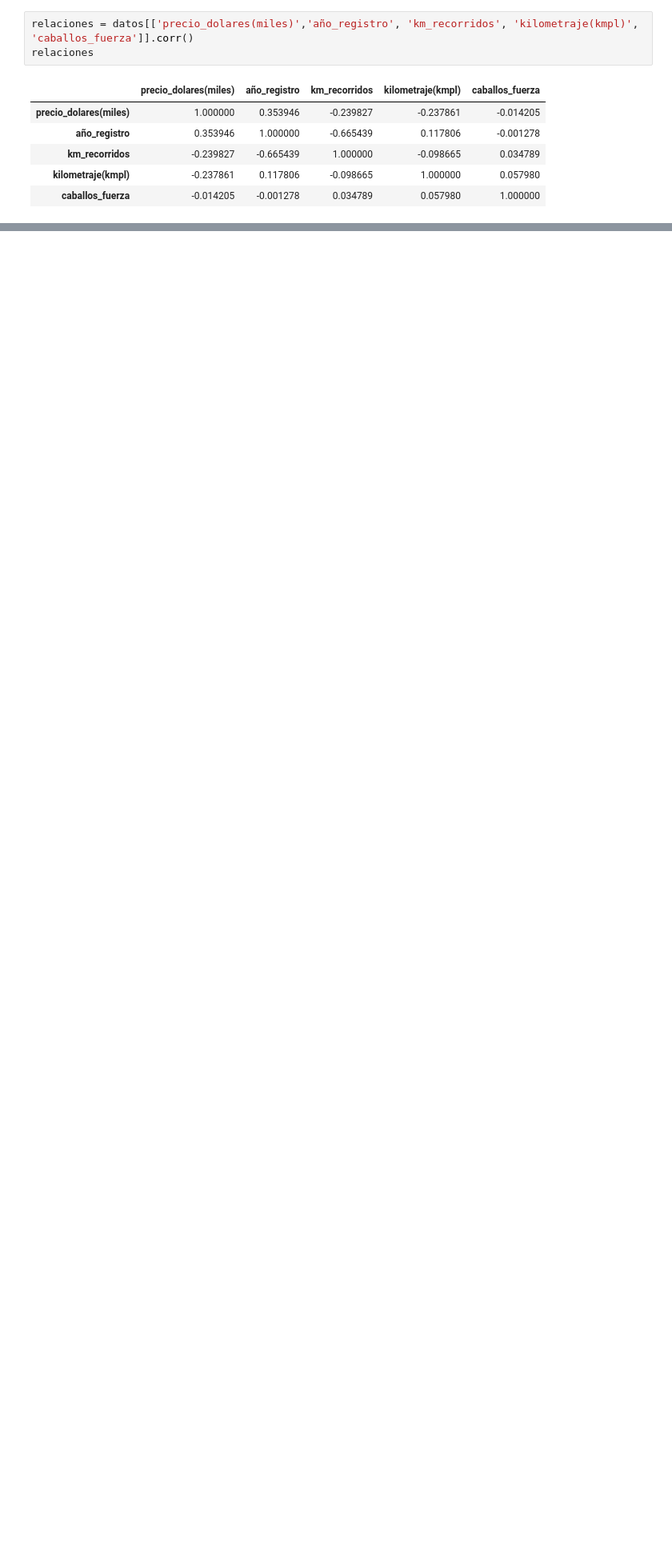
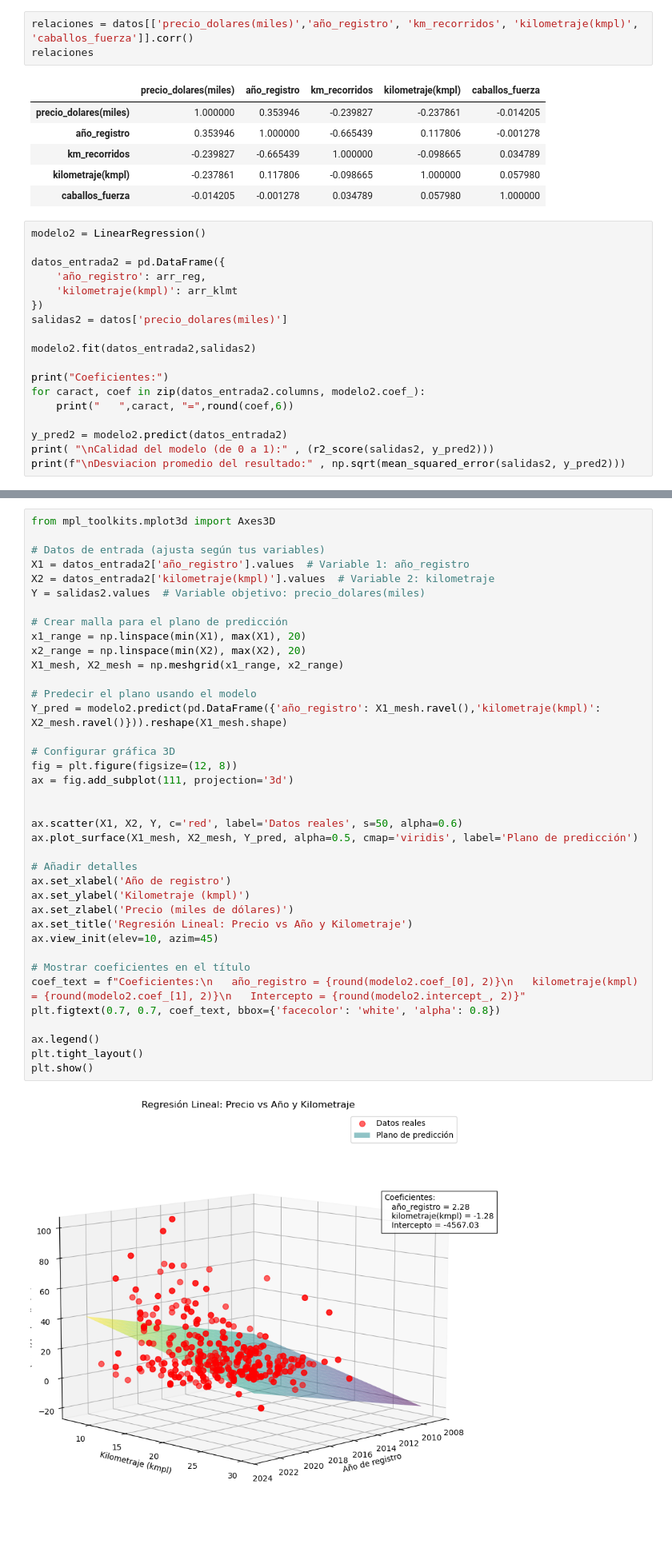
Before and after one commit to Viernes137/ProyectoIA, a Jupyter notebook: Proyecto.ipynb, the cells around one changed output, grey strips where cells are left out. Shown at 80% size. Saved outputs shown, nothing was run; the diff lists cells and outputs as text; blank space fills up the shorter version.

```diff
--- a/Proyecto.ipynb
+++ b/Proyecto.ipynb
@@ -158,3 +142,21 @@ relaciones
 | km_recorridos | -0.239827 | -0.665439 | 1.000000 | -0.098665 | 0.034789 |
 | kilometraje(kmpl) | -0.237861 | 0.117806 | -0.098665 | 1.000000 | 0.057980 |
 | caballos_fuerza | -0.014205 | -0.001278 | 0.034789 | 0.057980 | 1.000000 |
+# %%
+modelo2 = LinearRegression()
+
+datos_entrada2 = pd.DataFrame({
+    'año_registro': arr_reg,
+    'kilometraje(kmpl)': arr_klmt
+})
+salidas2 = datos['precio_dolares(miles)']
+
+modelo2.fit(datos_entrada2,salidas2)
+
+print("Coeficientes:")
+for caract, coef in zip(datos_entrada2.columns, modelo2.coef_):
+    print("   ",caract, "=",round(coef,6))
+
+y_pred2 = modelo2.predict(datos_entrada2)
+print( "\nCalidad del modelo (de 0 a 1):" , (r2_score(salidas2, y_pred2)))
+print(f"\nDesviacion promedio del resultado:" , np.sqrt(mean_squared_error(salidas2, y_pred2)))
@@ -160,0 +177,40 @@ relaciones
+# %%
+from mpl_toolkits.mplot3d import Axes3D
+
+# Datos de entrada (ajusta según tus variables)
+X1 = datos_entrada2['año_registro'].values  # Variable 1: año_registro
+X2 = datos_entrada2['kilometraje(kmpl)'].values  # Variable 2: kilometraje
+Y = salidas2.values  # Variable objetivo: precio_dolares(miles)
+
+# Crear malla para el plano de predicción
+x1_range = np.linspace(min(X1), max(X1), 20)
+x2_range = np.linspace(min(X2), max(X2), 20)
+X1_mesh, X2_mesh = np.meshgrid(x1_range, x2_range)
+
+# Predecir el plano usando el modelo
+Y_pred = modelo2.predict(pd.DataFrame({'año_registro': X1_mesh.ravel(),'kilometraje(kmpl)': X2_mesh.ravel()})).reshape(X1_mesh.shape)
+
+# Configurar gráfica 3D
+fig = plt.figure(figsize=(12, 8))
+ax = fig.add_subplot(111, projection='3d')
+
+
+ax.scatter(X1, X2, Y, c='red', label='Datos reales', s=50, alpha=0.6)
+ax.plot_surface(X1_mesh, X2_mesh, Y_pred, alpha=0.5, cmap='viridis', label='Plano de predicción')
+
+# Añadir detalles
+ax.set_xlabel('Año de registro')
+ax.set_ylabel('Kilometraje (kmpl)')
+ax.set_zlabel('Precio (miles de dólares)')
+ax.set_title('Regresión Lineal: Precio vs Año y Kilometraje')
+ax.view_init(elev=10, azim=45)
+
+# Mostrar coeficientes en el título
+coef_text = f"Coeficientes:\n   año_registro = {round(modelo2.coef_[0], 2)}\n   kilometraje(kmpl) = {round(modelo2.coef_[1], 2)}\n   Intercepto = {round(modelo2.intercept_, 2)}"
+plt.figtext(0.7, 0.7, coef_text, bbox={'facecolor': 'white', 'alpha': 0.8})
+
+ax.legend()
+plt.tight_layout()
+plt.show()
+# %% [output]
+[figure, added]
```
Also changed, not shown: parts of 6 cells of this notebook.
